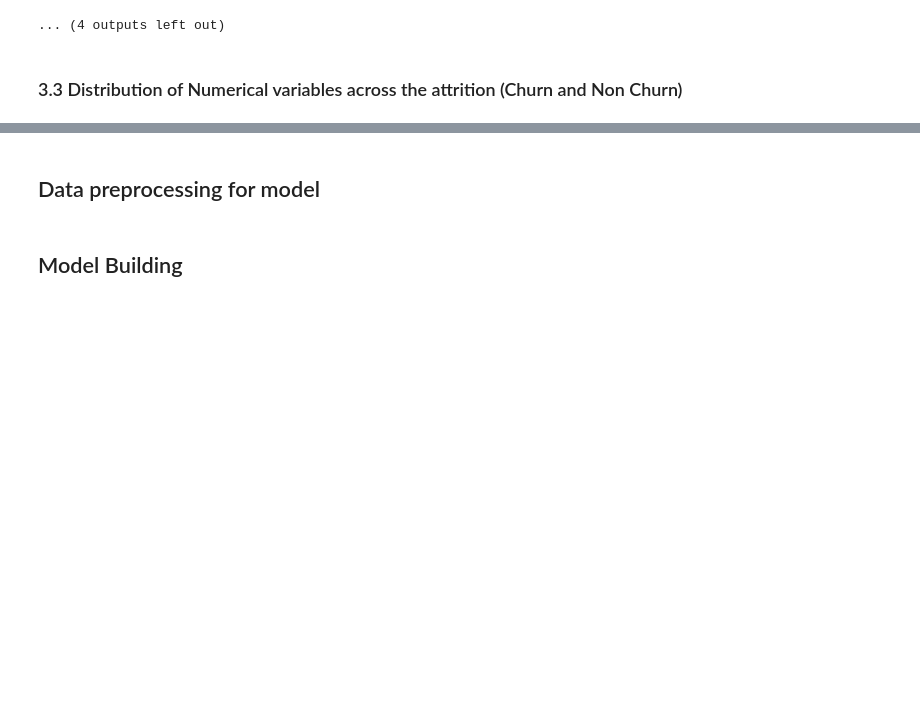
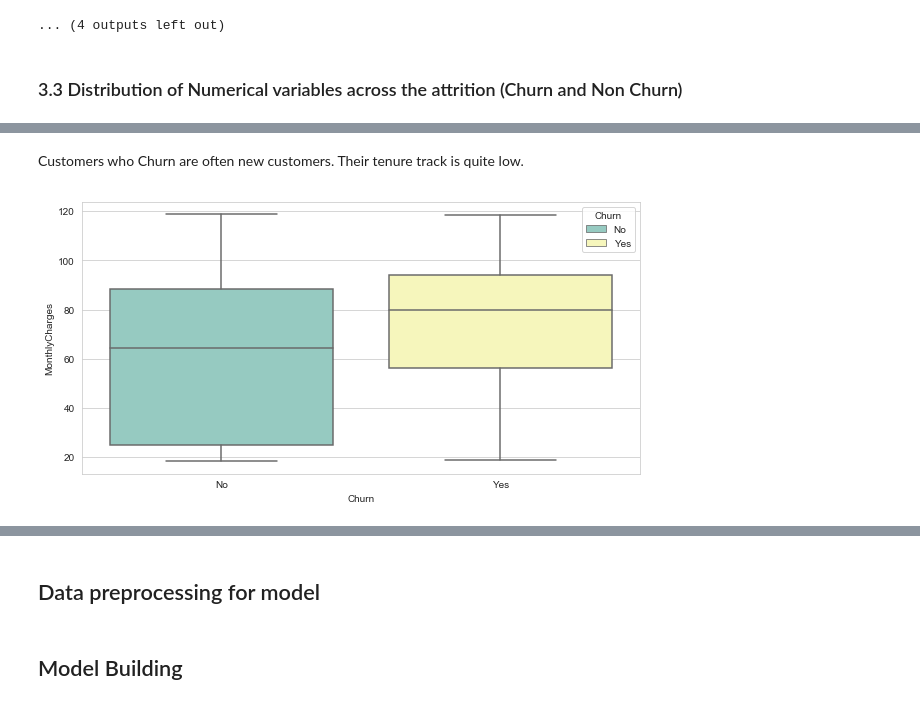
Before and after one commit to syedshahvaiz/Business_Analytics_ETH, a Jupyter notebook: business_analytics/Business_Analytics_Project.ipynb, the cells around one changed output, grey strips where cells are left out. Drawn from its saved outputs; the diff is of its cells as text; code cells hidden in the pictures; blank space fills up the shorter version.

```diff
--- a/business_analytics/Business_Analytics_Project.ipynb
+++ b/business_analytics/Business_Analytics_Project.ipynb
@@ -350,0 +380,8 @@ for var in categorical_columns:
+# %% [markdown]
+Customers who Churn are often new customers. Their tenure track is quite low.
+# %%
+# Exploring the Monthly Charges feature
+sns.boxplot(x = 'Churn', y = 'MonthlyCharges', hue = 'Churn', data = telco_df, palette="Set3", dodge = False)
+plt.show()
+# %% [output]
+[figure, added]
```
Also changed, not shown: parts of 10 cells of this notebook.
